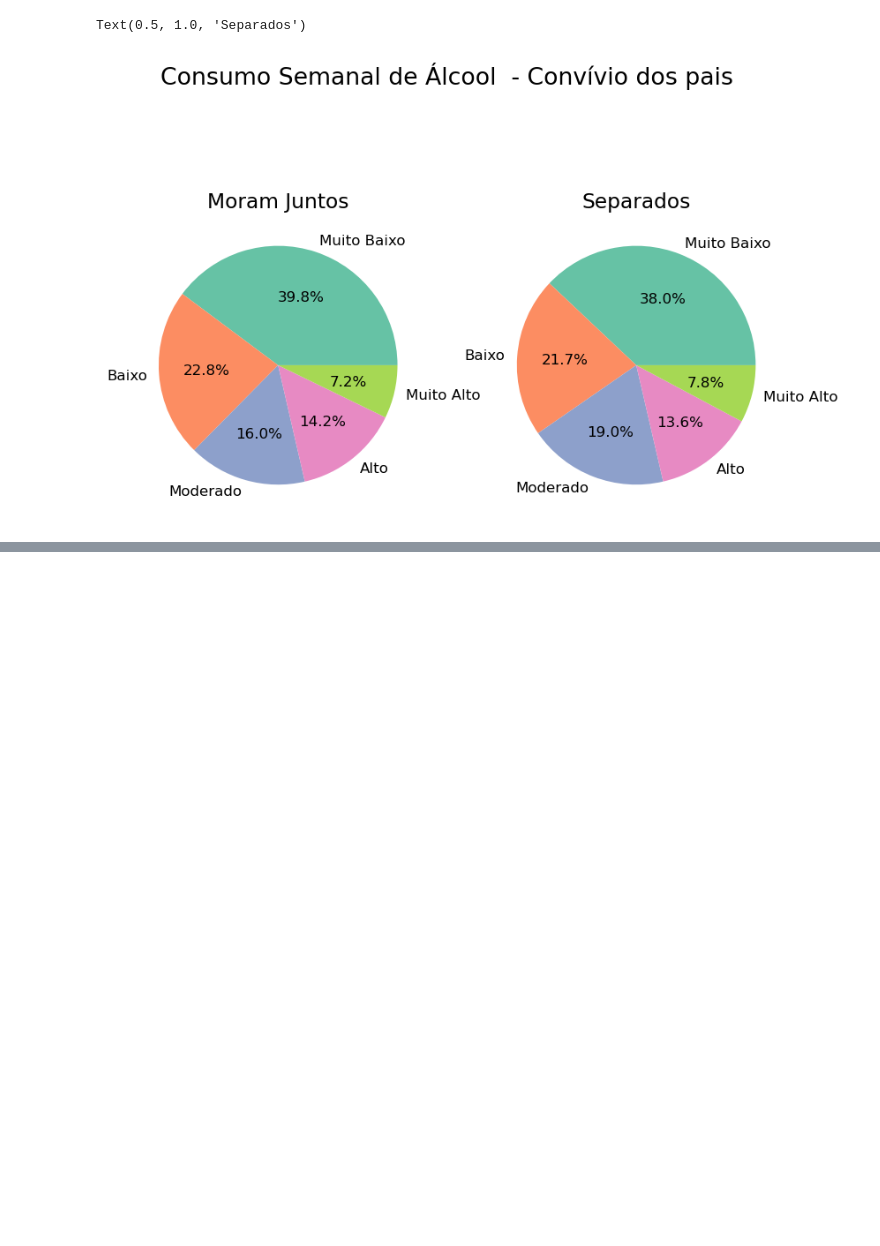
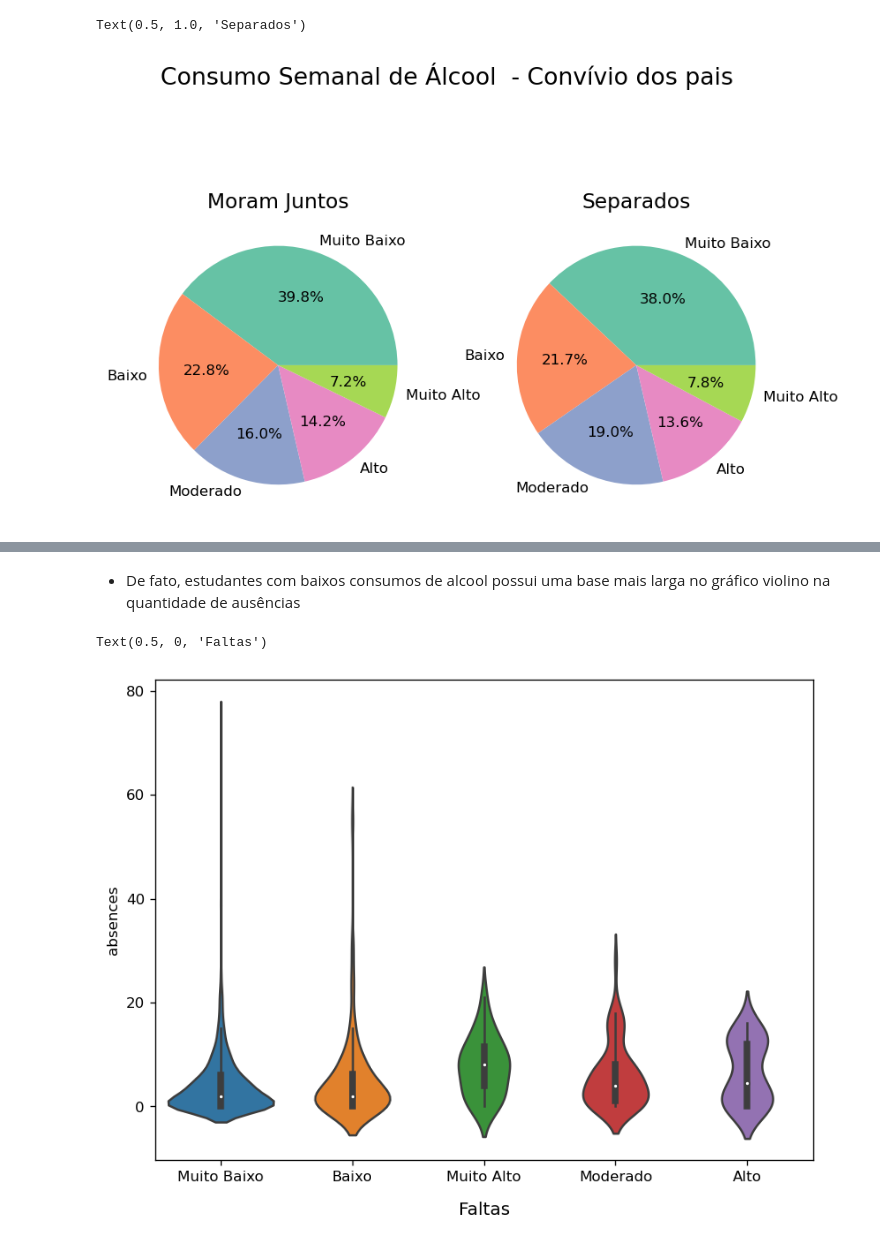
Before and after one commit to IamNivestar/exploratory_analysis_alcohol-effects, a Jupyter notebook: analysis_code.ipynb, the cells around one changed output, grey strips where cells are left out. Saved outputs shown, nothing was run; the diff lists cells and outputs as text; code cells hidden in the pictures; blank space fills up the shorter version.

Commit message:
faltas, motivacao, outros

```diff
--- a/analysis_code.ipynb
+++ b/analysis_code.ipynb
@@ -639,0 +743,11 @@ Text(0.5, 1.0, 'Separados')
+# %% [markdown]
+
+- De fato, estudantes com baixos consumos de alcool possui uma base mais larga no gráfico violino na quantidade de ausências
+# %%
+plt.figure(figsize=(8, 6), dpi=120)
+sns.violinplot(y=df.absences, x=df["Dalc"])
+plt.xlabel("Consumo Diário de Álcool", labelpad = 12, fontsize= 12)
+plt.xlabel("Faltas", labelpad = 12, fontsize= 12)
+# %% [output]
+Text(0.5, 0, 'Faltas')
+[figure, added]
```
Also changed, not shown: parts of 30 cells of this notebook, 4 other files.
